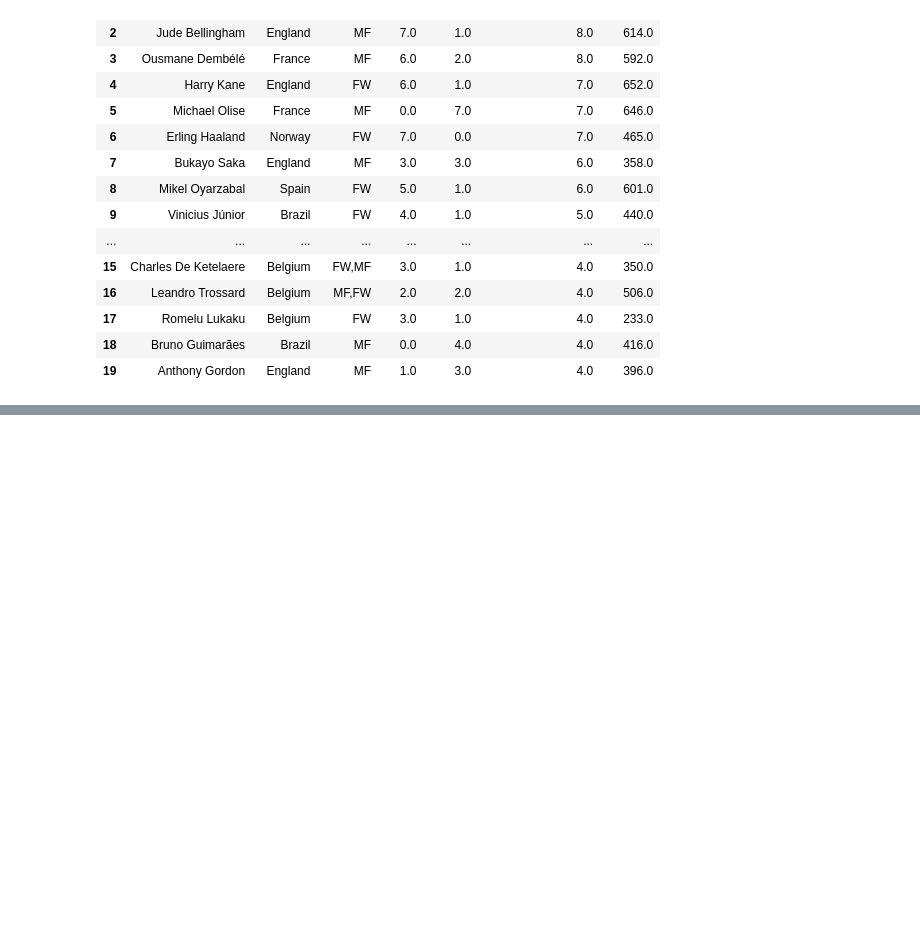
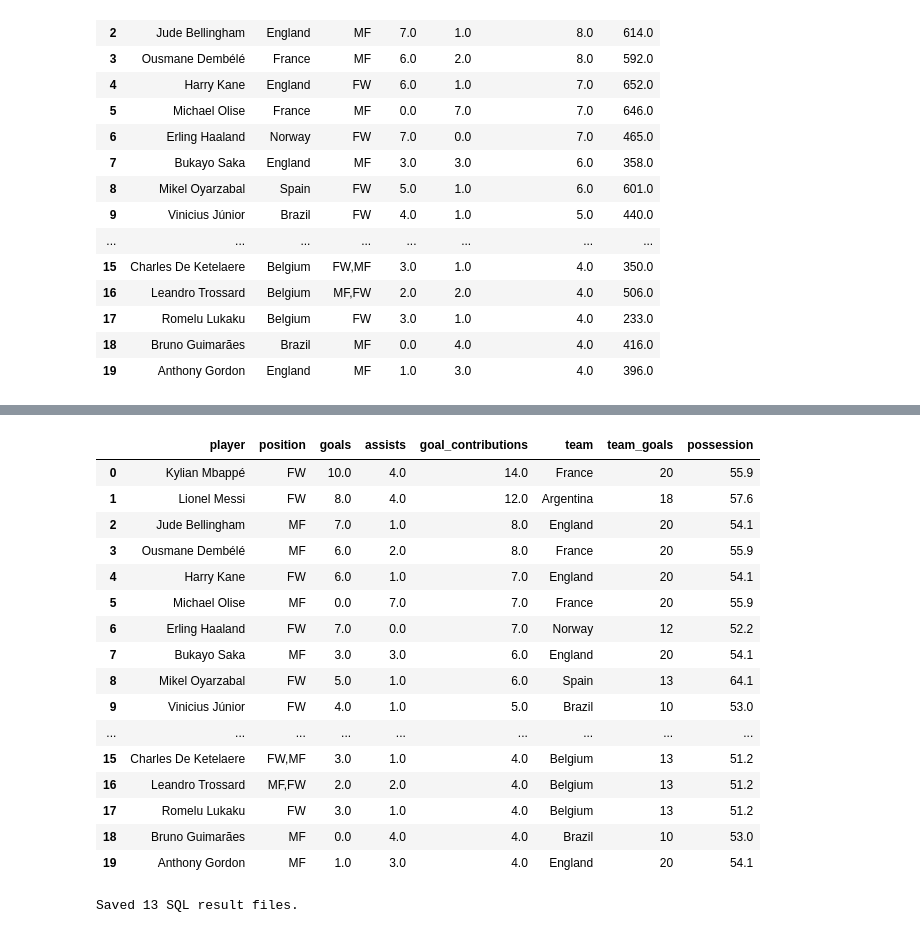
Before and after one commit to ayush2005k/FIFA-World-Cup-Analytics, a Jupyter notebook: notebooks/05_sql_validation.ipynb, the cells around one changed output, grey strips where cells are left out. Cells and saved outputs as stored; diff of their text form; code cells hidden in the pictures; blank space fills up the shorter version.

```diff
--- a/notebooks/05_sql_validation.ipynb
+++ b/notebooks/05_sql_validation.ipynb
@@ -255,0 +641,79 @@ display(top_contributors_sql)
+# %%
+# ==========================================================
+# CELL 18 — SQL JOIN: PLAYERS + TEAMS
+# ==========================================================
+
+query = """
+SELECT
+    p.player,
+    p.position,
+    p.goals,
+    p.assists,
+    p.goal_contributions,
+    t.team,
+    t.goals AS team_goals,
+    t.possession
+FROM players p
+INNER JOIN teams t
+    ON p.team = t.team
+ORDER BY p.goal_contributions DESC
+LIMIT 20;
+"""
+
+player_team_join_sql = pd.read_sql_query(
+    query,
+    connection
+)
+
+display(player_team_join_sql)
+# %% [output]
+|  | player | position | goals | assists | goal_contributions | team | team_goals | possession |
+| 0 | Kylian Mbappé | FW | 10.0 | 4.0 | 14.0 | France | 20 | 55.9 |
+| 1 | Lionel Messi | FW | 8.0 | 4.0 | 12.0 | Argentina | 18 | 57.6 |
+| 2 | Jude Bellingham | MF | 7.0 | 1.0 | 8.0 | England | 20 | 54.1 |
+| 3 | Ousmane Dembélé | MF | 6.0 | 2.0 | 8.0 | France | 20 | 55.9 |
+| 4 | Harry Kane | FW | 6.0 | 1.0 | 7.0 | England | 20 | 54.1 |
+| 5 | Michael Olise | MF | 0.0 | 7.0 | 7.0 | France | 20 | 55.9 |
+| 6 | Erling Haaland | FW | 7.0 | 0.0 | 7.0 | Norway | 12 | 52.2 |
+| 7 | Bukayo Saka | MF | 3.0 | 3.0 | 6.0 | England | 20 | 54.1 |
+| 8 | Mikel Oyarzabal | FW | 5.0 | 1.0 | 6.0 | Spain | 13 | 64.1 |
+| 9 | Vinicius Júnior | FW | 4.0 | 1.0 | 5.0 | Brazil | 10 | 53.0 |
+| ... | ... | ... | ... | ... | ... | ... | ... | ... |
+| 15 | Charles De Ketelaere | FW,MF | 3.0 | 1.0 | 4.0 | Belgium | 13 | 51.2 |
+| 16 | Leandro Trossard | MF,FW | 2.0 | 2.0 | 4.0 | Belgium | 13 | 51.2 |
+| 17 | Romelu Lukaku | FW | 3.0 | 1.0 | 4.0 | Belgium | 13 | 51.2 |
+| 18 | Bruno Guimarães | MF | 0.0 | 4.0 | 4.0 | Brazil | 10 | 53.0 |
+| 19 | Anthony Gordon | MF | 1.0 | 3.0 | 4.0 | England | 20 | 54.1 |
+# %%
+# ==========================================================
+# CELL 19 — SAVE SQL RESULTS
+# ==========================================================
+
+sql_results = {
+    "top_scorers": top_scorers_sql,
+    "top_contributors": top_contributors_sql,
+    "efficient_attackers": efficient_attackers_sql,
+    "defensive_leaders": defensive_leaders_sql,
+    "team_goals": team_goals_sql,
+    "team_efficiency": team_efficiency_sql,
+    "team_defense": team_defense_sql,
+    "match_results": match_results_sql,
+    "highest_scoring_matches": highest_scoring_matches_sql,
+    "possession_results": possession_results_sql,
+    "shot_results": shot_result_sql,
+    "position_analysis": position_sql,
+    "player_team_join": player_team_join_sql
+}
+
+for name, dataframe in sql_results.items():
+
+    dataframe.to_csv(
+        SQL_DIR / f"{name}.csv",
+        index=False
+    )
+
+print(
+    f"Saved {len(sql_results)} SQL result files."
+)
+# %% [output]
+Saved 13 SQL result files.
```
Also changed, not shown: parts of 12 cells of this notebook, 13 other files.
